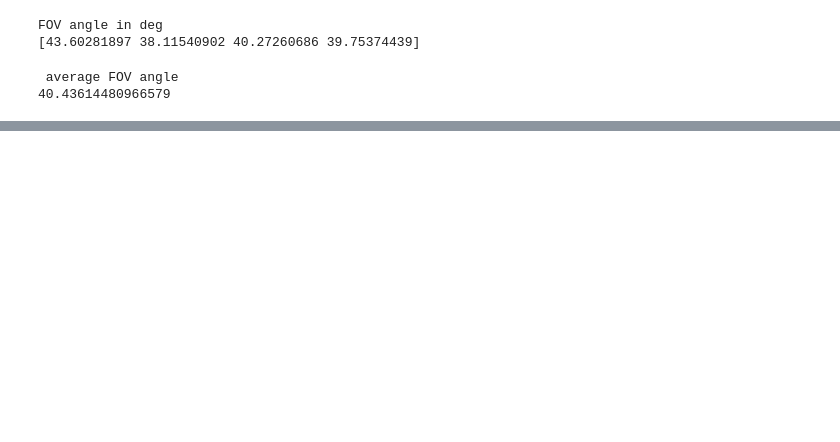
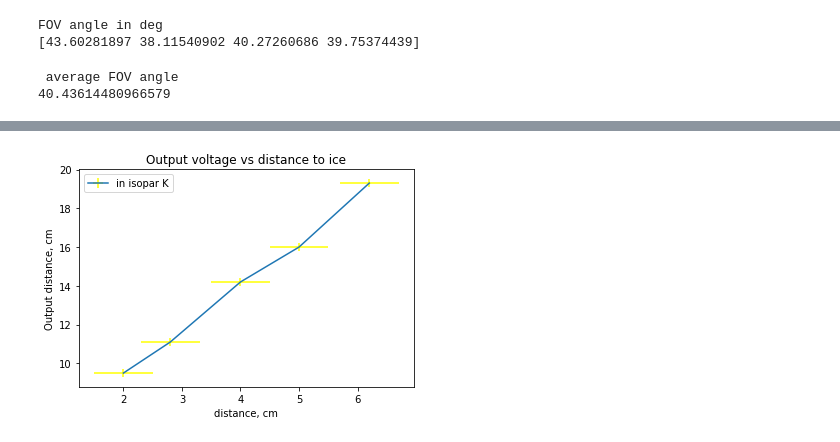
Before and after one commit to alisanozdrina/lightSensor, a Jupyter notebook: lightSensor.ipynb, the cells around one changed output, grey strips where cells are left out. Saved outputs shown, nothing was run; the diff lists cells and outputs as text; code cells hidden in the pictures; blank space fills up the shorter version.

```diff
--- a/lightSensor.ipynb
+++ b/lightSensor.ipynb
@@ -200,0 +257,11 @@ Data from Proximity and ambient light sensing (ALS) module specification documen
+# %%
+distance = np.array([6.2,5,4,2.8,2])
+Voltage = np.array([19.3,16.0,14.2,11.1,9.5])
+plt.errorbar(distance, Voltage,0.2,0.5,ecolor='yellow',label = 'in isopar K') #x, y, yerr=None, xerr=None
+plt.title('Output voltage vs distance to ice')
+plt.xlabel('distance, cm')
+plt.ylabel('Output distance, cm')
+plt.legend()
+plt.savefig('/Users/alice/Desktop/ice.pdf')
+# %% [output]
+[figure, added]
```
Also changed, not shown: parts of 54 cells of this notebook, 1 other file.
